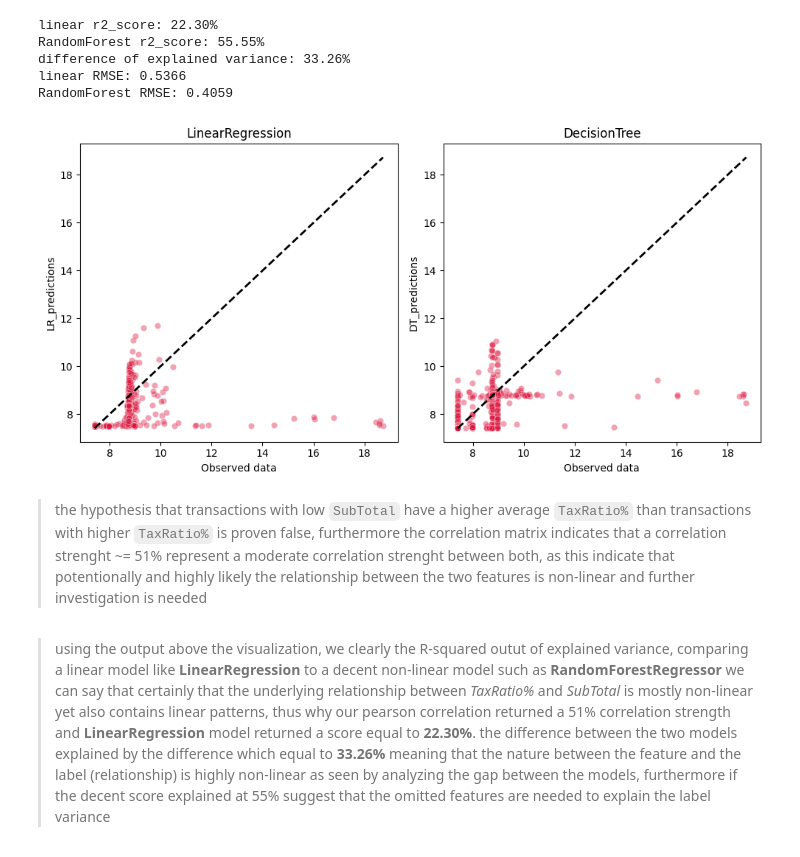
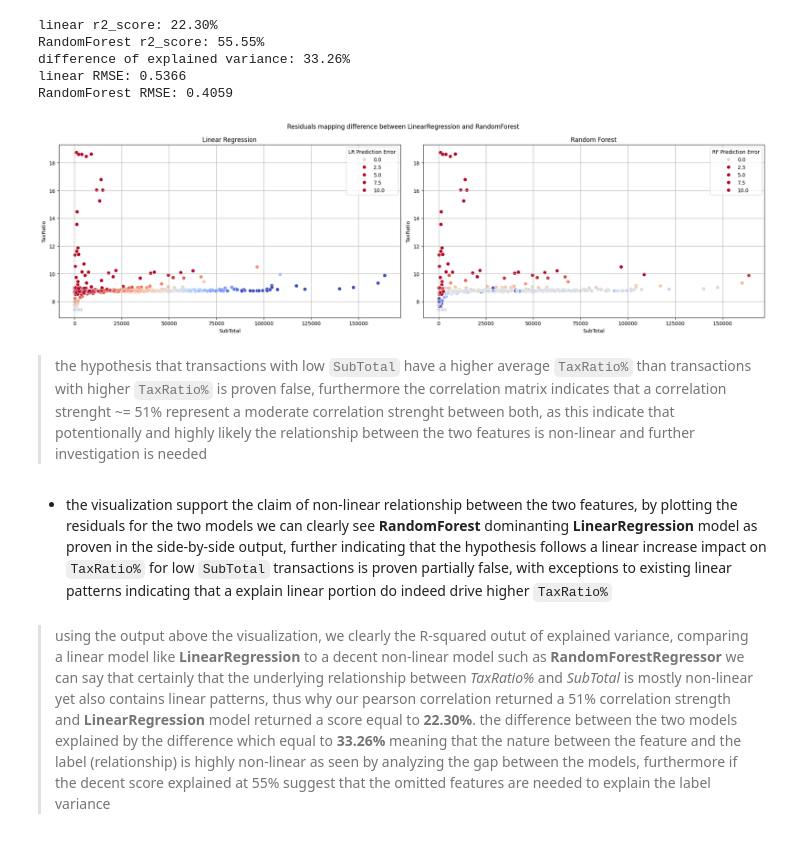
Before and after one commit to AtlasMarbx/AdventureWorks-Data-Migration-and-insight-extraction, a Jupyter notebook: EDA_process.ipynb, the cells around one changed output. Drawn from its saved outputs; the diff is of its cells as text; code cells hidden in the pictures.

Commit message:
non-linearity is proven to exist with a small portion of linear data points

```diff
--- a/EDA_process.ipynb
+++ b/EDA_process.ipynb
@@ -574,40 +574,63 @@ difference of explained variance: 33.26%
 linear RMSE: 0.5366
 RandomForest RMSE: 0.4059
 # %%
-'''import matplotlib.pyplot as plt
+import matplotlib.pyplot as plt
 import seaborn as sns
 
-fig, ax = plt.subplots(1, 2, figsize=(10, 5))
+lr_errors = y_test - y_pred_lr
+rf_errors = y_test - y_pred_rf
 
-sns.scatterplot(x=y_test,
-                y=y_pred_lr,
-                alpha=0.4,
-                color='crimson',
-                ax=ax[0])
+df_plot = pd.DataFrame({
+    'SubTotal': X_test['SubTotal'],
+    'TaxRatio': y_test,
+    'LR Prediction Error': lr_errors,
+    'RF Prediction Error': rf_errors
+})
 
-ax[0].set_ylabel('LR_predictions')
-ax[0].set_xlabel('Observed data')
-ax[0].set_title('LinearRegression')
+# 3. Plot using Seaborn
+fig, ax = plt.subplots(1, 2, figsize=(20, 6))
 
-sns.scatterplot(x=y_test,
-                y=y_pred_rf,
-                alpha=0.4,
-                color='crimson',
-                ax=ax[1])
+sns.scatterplot(
+    data=df_plot,
+    x='SubTotal',
+    y='TaxRatio',
+    hue='LR Prediction Error',
+    palette='coolwarm',       # Blue = Overpredicted, Red = Underpredicted, White/Gray = Perfect
+    hue_norm=(-1, 1),         # Centers the color scale symmetrically around 0 error
+    edgecolor='w',
+    s=50,
+    linewidth=0.5,
+    ax=ax[0]
+)
 
-ax[1].set_ylabel('DT_predictions')
-ax[1].set_xlabel('Observed data')
-ax[1].set_title('DecisionTree')
+sns.scatterplot(
+    data=df_plot,
+    x='SubTotal',
+    y='TaxRatio',
+    hue='RF Prediction Error',
+    palette='coolwarm',
+    hue_norm=(-1, 1),
+    edgecolor='w',
+    s=50,
+    linewidth=0.5,
+    ax=ax[1]
+)
 
-ax[0].plot([y_test.min(), y_test.max()], [y_test.min(), y_test.max()], 'k--', lw=2)
-ax[1].plot([y_test.min(), y_test.max()], [y_test.min(), y_test.max()], 'k--', lw=2)
+ax[0].set_title('Linear Regression')
+ax[1].set_title('Random Forest')
+
+fig.suptitle('Residuals mapping difference between LinearRegression and RandomForest')
+ax[0].grid()
+ax[1].grid()
 
 plt.tight_layout()
-plt.show()'''
+plt.show()
 # %% [output]
-[figure, old version]
+[figure, new version]
 # %% [markdown]
 > the hypothesis that transactions with low `SubTotal` have a higher average `TaxRatio%` than transactions with higher `TaxRatio%` is proven false, furthermore the correlation matrix indicates that a correlation strenght ~= 51% represent a moderate correlation strenght between both, as this indicate that potentionally and highly likely the relationship between the two features is non-linear and further investigation is needed
+# %% [markdown]
+- the visualization support the claim of non-linear relationship between the two features, by plotting the residuals for the two models we can clearly see **RandomForest** dominanting **LinearRegression** model as proven in the side-by-side output, further indicating that the hypothesis follows a linear increase impact on `TaxRatio%` for low `SubTotal` transactions is proven partially false, with exceptions to existing linear patterns indicating that a explain linear portion do indeed drive higher `TaxRatio%`
 # %% [markdown]
 > using the output above the visualization, we clearly the R-squared outut of explained variance, comparing a linear model like **LinearRegression** to a decent non-linear model such as **RandomForestRegressor** we can say that certainly that the underlying relationship between *TaxRatio%* and *SubTotal* is mostly non-linear yet also contains linear patterns, thus why our pearson correlation returned a 51% correlation strength and **LinearRegression** model returned a score equal to **22.30%**. the difference between the two models explained by the difference which equal to **33.26%** meaning that the nature between the feature and the label (relationship) is highly non-linear as seen by analyzing the gap between the models, furthermore if the decent score explained at 55% suggest that the omitted features are needed to explain the label variance
 # %% [markdown]
```
Also changed, not shown: parts of 2 cells of this notebook.
